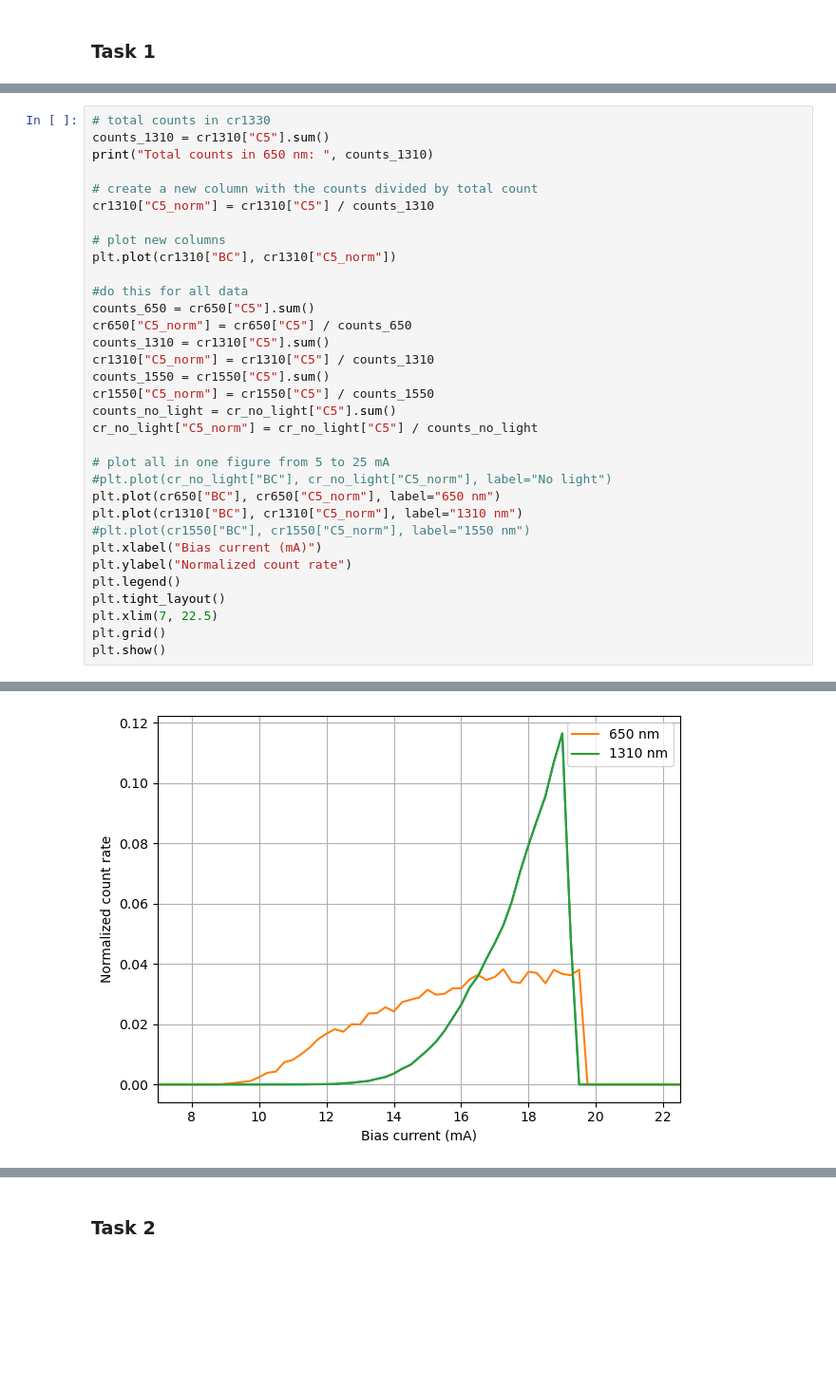
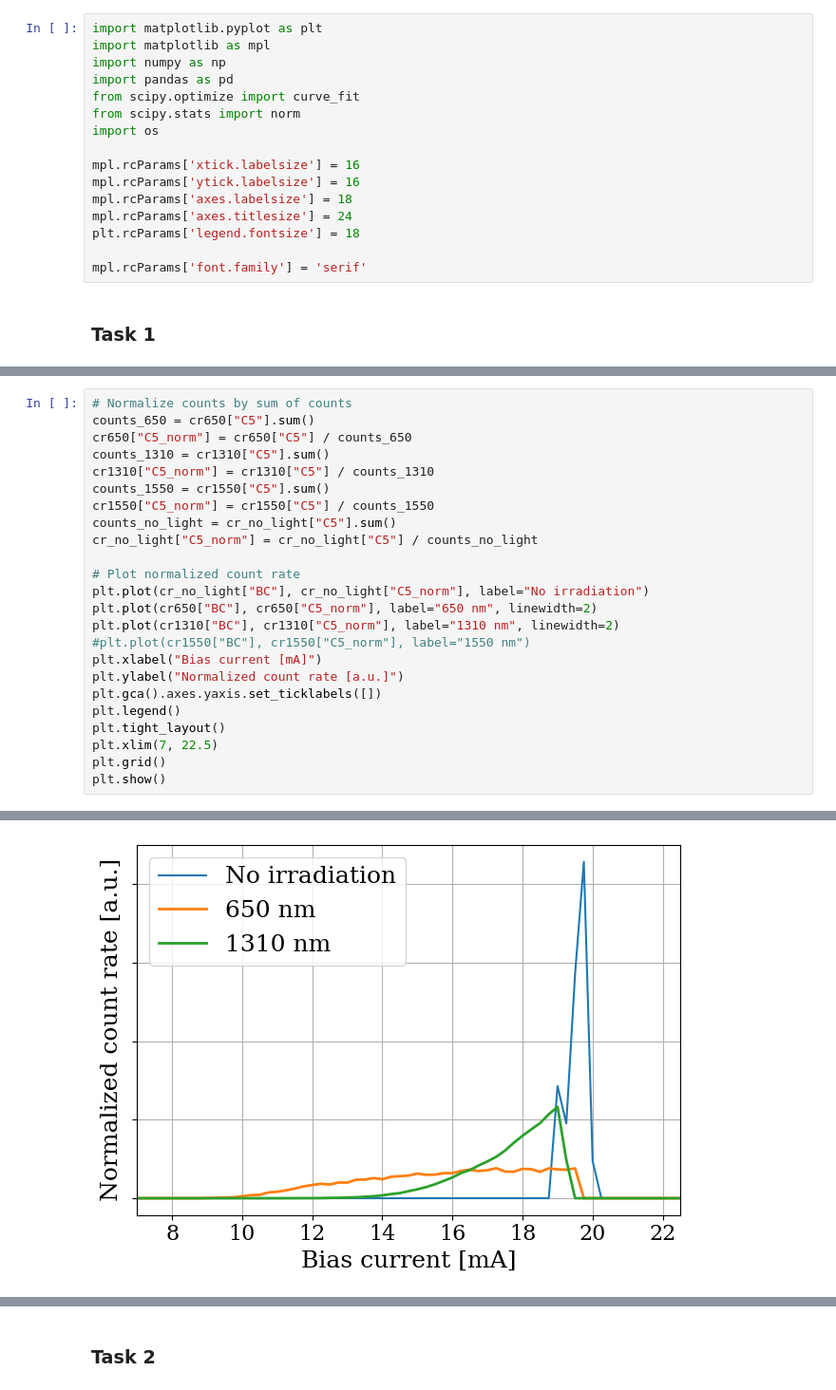
Before and after one commit to ermas3/SNSPD, a Jupyter notebook: data_analysis.ipynb, the cells around one changed output, grey strips where cells are left out. Shown at 95% size. Drawn from its saved outputs; the diff is of its cells as text; blank space fills up the shorter version.

```diff
--- a/data_analysis.ipynb
+++ b/data_analysis.ipynb
@@ -5,3 +1,19 @@ import pandas as pd
+# %%
+import matplotlib.pyplot as plt
+import matplotlib as mpl
+import numpy as np
+import pandas as pd
+from scipy.optimize import curve_fit
+from scipy.stats import norm
+import os
+
+mpl.rcParams['xtick.labelsize'] = 16
+mpl.rcParams['ytick.labelsize'] = 16
+mpl.rcParams['axes.labelsize'] = 18
+mpl.rcParams['axes.titlesize'] = 24
+plt.rcParams['legend.fontsize'] = 18
+
+mpl.rcParams['font.family'] = 'serif'
 # %% [markdown]
 ### Task 1
 # %%
@@ -49,15 +45,5 @@ plt.show()
 # %%
-# total counts in cr1330
-counts_1310 = cr1310["C5"].sum()
-print("Total counts in 650 nm: ", counts_1310)
-
-# create a new column with the counts divided by total count
-cr1310["C5_norm"] = cr1310["C5"] / counts_1310
-
-# plot new columns
-plt.plot(cr1310["BC"], cr1310["C5_norm"])
-
-#do this for all data
+# Normalize counts by sum of counts
 counts_650 = cr650["C5"].sum()
 cr650["C5_norm"] = cr650["C5"] / counts_650
 counts_1310 = cr1310["C5"].sum()
@@ -67,13 +53,14 @@ cr1550["C5_norm"] = cr1550["C5"] / counts_1550
 counts_no_light = cr_no_light["C5"].sum()
 cr_no_light["C5_norm"] = cr_no_light["C5"] / counts_no_light
 
-# plot all in one figure from 5 to 25 mA
-#plt.plot(cr_no_light["BC"], cr_no_light["C5_norm"], label="No light")
-plt.plot(cr650["BC"], cr650["C5_norm"], label="650 nm")
-plt.plot(cr1310["BC"], cr1310["C5_norm"], label="1310 nm")
+# Plot normalized count rate
+plt.plot(cr_no_light["BC"], cr_no_light["C5_norm"], label="No irradiation")
+plt.plot(cr650["BC"], cr650["C5_norm"], label="650 nm", linewidth=2)
+plt.plot(cr1310["BC"], cr1310["C5_norm"], label="1310 nm", linewidth=2)
 #plt.plot(cr1550["BC"], cr1550["C5_norm"], label="1550 nm")
-plt.xlabel("Bias current (mA)")
-plt.ylabel("Normalized count rate")
+plt.xlabel("Bias current [mA]")
+plt.ylabel("Normalized count rate [a.u.]")
+plt.gca().axes.yaxis.set_ticklabels([])
 plt.legend()
 plt.tight_layout()
 plt.xlim(7, 22.5)
@@ -84,2 +70,2 @@ Total counts in 650 nm:  116023
-[figure, old version]
+[figure, new version]
 # %%
```
Also changed, not shown: parts of 11 cells of this notebook.
